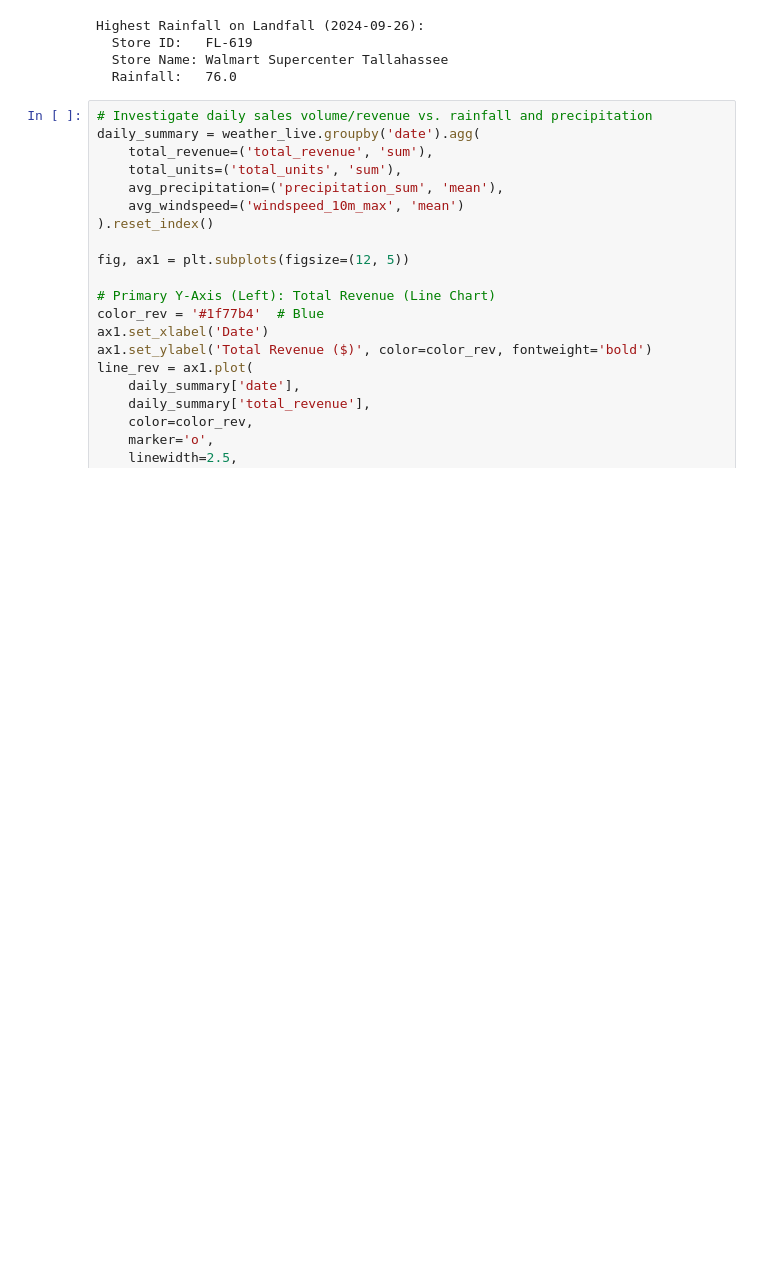
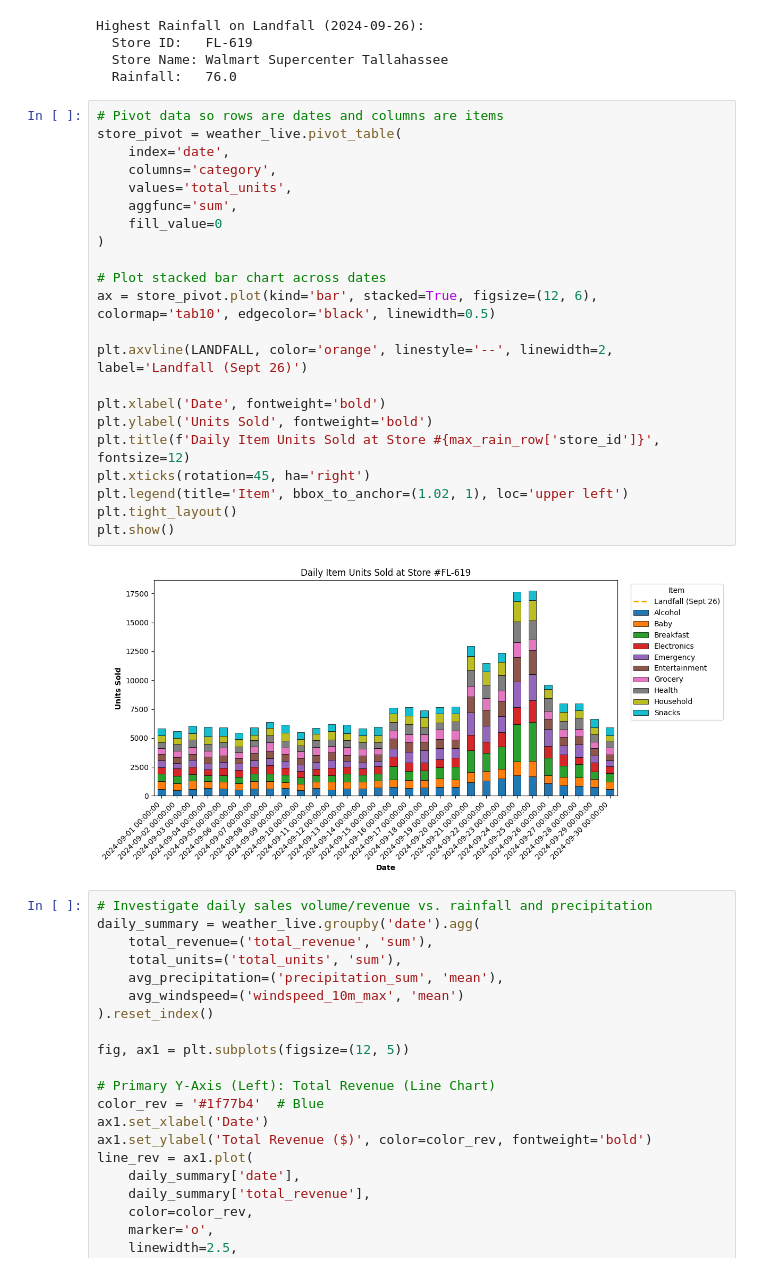
Before and after one commit to elijahschoeniger-cpu/Walmart-Project-1-, a Jupyter notebook: notebooks/team_notebook.ipynb, the cells around one changed output. Drawn from its saved outputs; the diff is of its cells as text; blank space fills up the shorter version.

Commit message:
Investigating store with highest rainfall

```diff
--- a/notebooks/team_notebook.ipynb
+++ b/notebooks/team_notebook.ipynb
@@ -731,6 +732,30 @@ Highest Rainfall on Landfall (2024-09-26):
   Store ID:   FL-619
   Store Name: Walmart Supercenter Tallahassee
   Rainfall:   76.0
+# %%
+# Pivot data so rows are dates and columns are items
+store_pivot = weather_live.pivot_table(
+    index='date',
+    columns='category',
+    values='total_units',
+    aggfunc='sum',
+    fill_value=0
+)
+
+# Plot stacked bar chart across dates
+ax = store_pivot.plot(kind='bar', stacked=True, figsize=(12, 6), colormap='tab10', edgecolor='black', linewidth=0.5)
+
+plt.axvline(LANDFALL, color='orange', linestyle='--', linewidth=2, label='Landfall (Sept 26)')
+
+plt.xlabel('Date', fontweight='bold')
+plt.ylabel('Units Sold', fontweight='bold')
+plt.title(f'Daily Item Units Sold at Store #{max_rain_row['store_id']}', fontsize=12)
+plt.xticks(rotation=45, ha='right')
+plt.legend(title='Item', bbox_to_anchor=(1.02, 1), loc='upper left')
+plt.tight_layout()
+plt.show()
+# %% [output]
+[figure, added]
 # %%
 # Investigate daily sales volume/revenue vs. rainfall and precipitation
 daily_summary = weather_live.groupby('date').agg(
```
Also changed, not shown: parts of 2 cells of this notebook.
